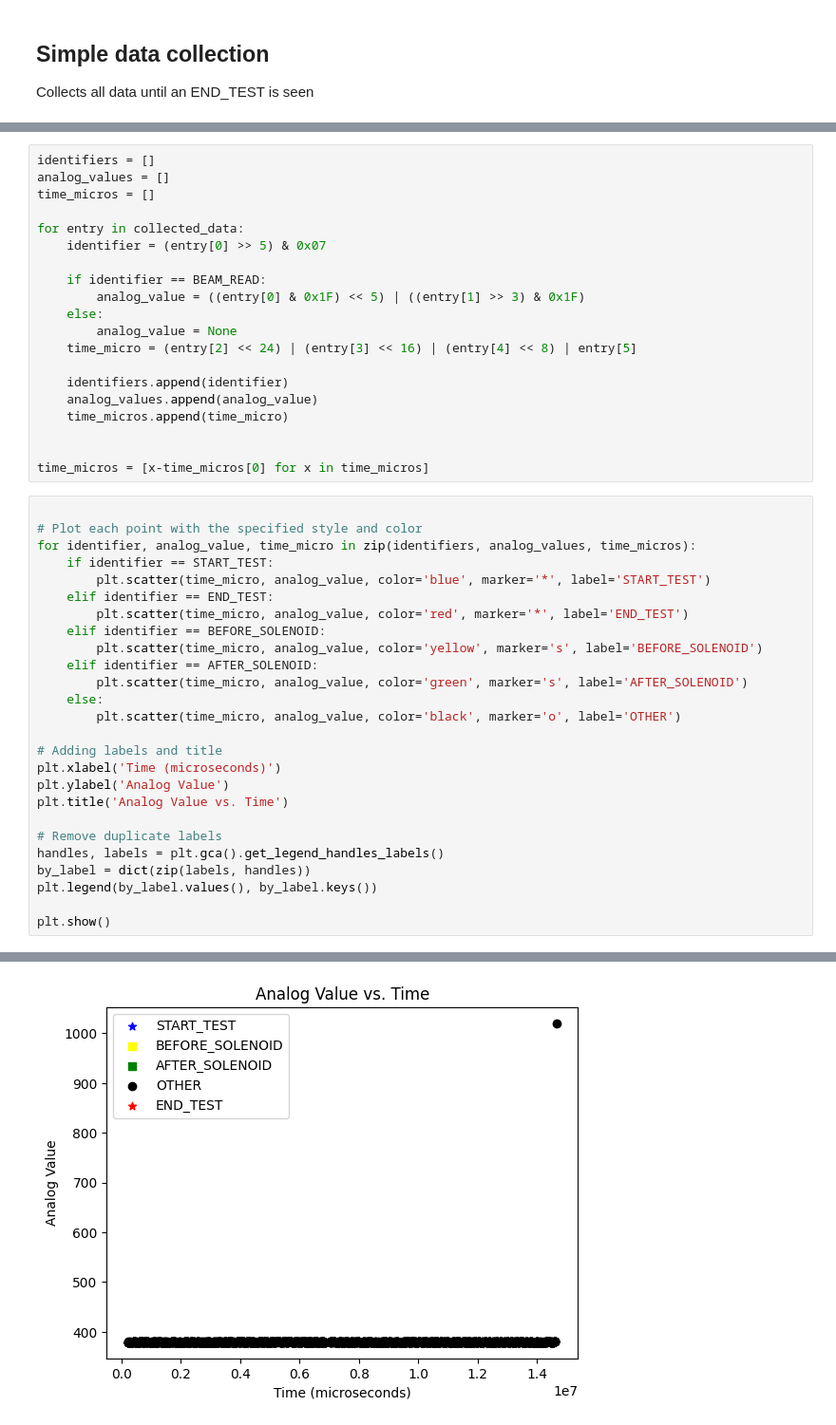
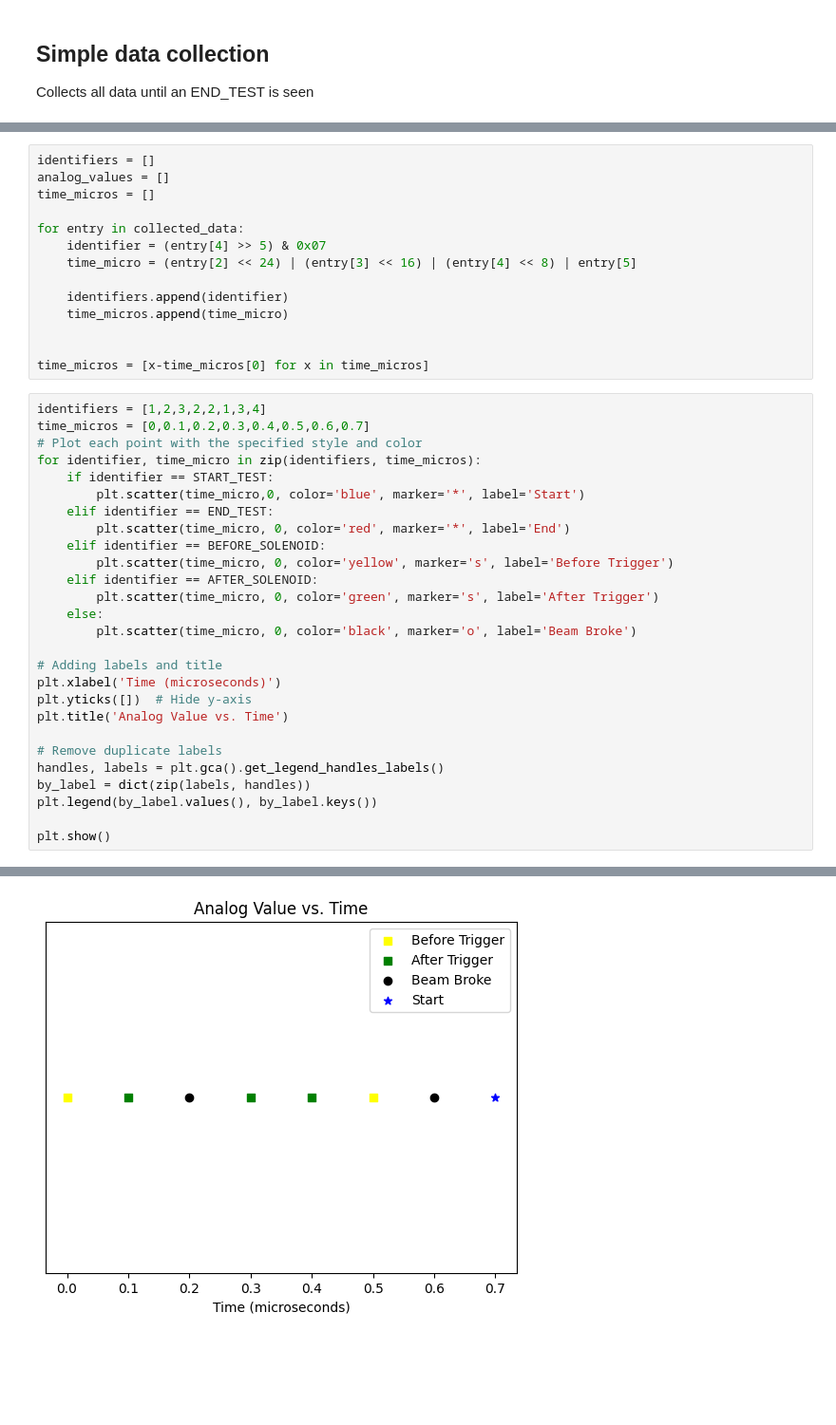
Before and after one commit to Beer-Pong-Sentinel/TimingTestClient, a Jupyter notebook: TimingClient.ipynb, the cells around one changed output, grey strips where cells are left out. Shown at 95% size. Drawn from its saved outputs; the diff is of its cells as text; blank space fills up the shorter version.

```diff
--- a/TimingClient.ipynb
+++ b/TimingClient.ipynb
@@ -85,38 +78,33 @@ analog_values = []
 time_micros = []
 
 for entry in collected_data:
-    identifier = (entry[0] >> 5) & 0x07
-
-    if identifier == BEAM_READ:
-        analog_value = ((entry[0] & 0x1F) << 5) | ((entry[1] >> 3) & 0x1F)
-    else:
-        analog_value = None
+    identifier = (entry[4] >> 5) & 0x07
     time_micro = (entry[2] << 24) | (entry[3] << 16) | (entry[4] << 8) | entry[5]
 
     identifiers.append(identifier)
-    analog_values.append(analog_value)
     time_micros.append(time_micro)
 
 
 time_micros = [x-time_micros[0] for x in time_micros]
 # %%
-
+identifiers = [1,2,3,2,2,1,3,4]
+time_micros = [0,0.1,0.2,0.3,0.4,0.5,0.6,0.7]
 # Plot each point with the specified style and color
-for identifier, analog_value, time_micro in zip(identifiers, analog_values, time_micros):
+for identifier, time_micro in zip(identifiers, time_micros):
     if identifier == START_TEST:
-        plt.scatter(time_micro, analog_value, color='blue', marker='*', label='START_TEST')
+        plt.scatter(time_micro,0, color='blue', marker='*', label='Start')
     elif identifier == END_TEST:
-        plt.scatter(time_micro, analog_value, color='red', marker='*', label='END_TEST')
+        plt.scatter(time_micro, 0, color='red', marker='*', label='End')
     elif identifier == BEFORE_SOLENOID:
-        plt.scatter(time_micro, analog_value, color='yellow', marker='s', label='BEFORE_SOLENOID')
+        plt.scatter(time_micro, 0, color='yellow', marker='s', label='Before Trigger')
     elif identifier == AFTER_SOLENOID:
-        plt.scatter(time_micro, analog_value, color='green', marker='s', label='AFTER_SOLENOID')
+        plt.scatter(time_micro, 0, color='green', marker='s', label='After Trigger')
     else:
-        plt.scatter(time_micro, analog_value, color='black', marker='o', label='OTHER')
+        plt.scatter(time_micro, 0, color='black', marker='o', label='Beam Broke')
 
 # Adding labels and title
 plt.xlabel('Time (microseconds)')
-plt.ylabel('Analog Value')
+plt.yticks([])  # Hide y-axis
 plt.title('Analog Value vs. Time')
 
 # Remove duplicate labels
@@ -132 +117 @@ here
-[figure, old version]
+[figure, new version]
```
Also changed, not shown: parts of 4 cells of this notebook.
